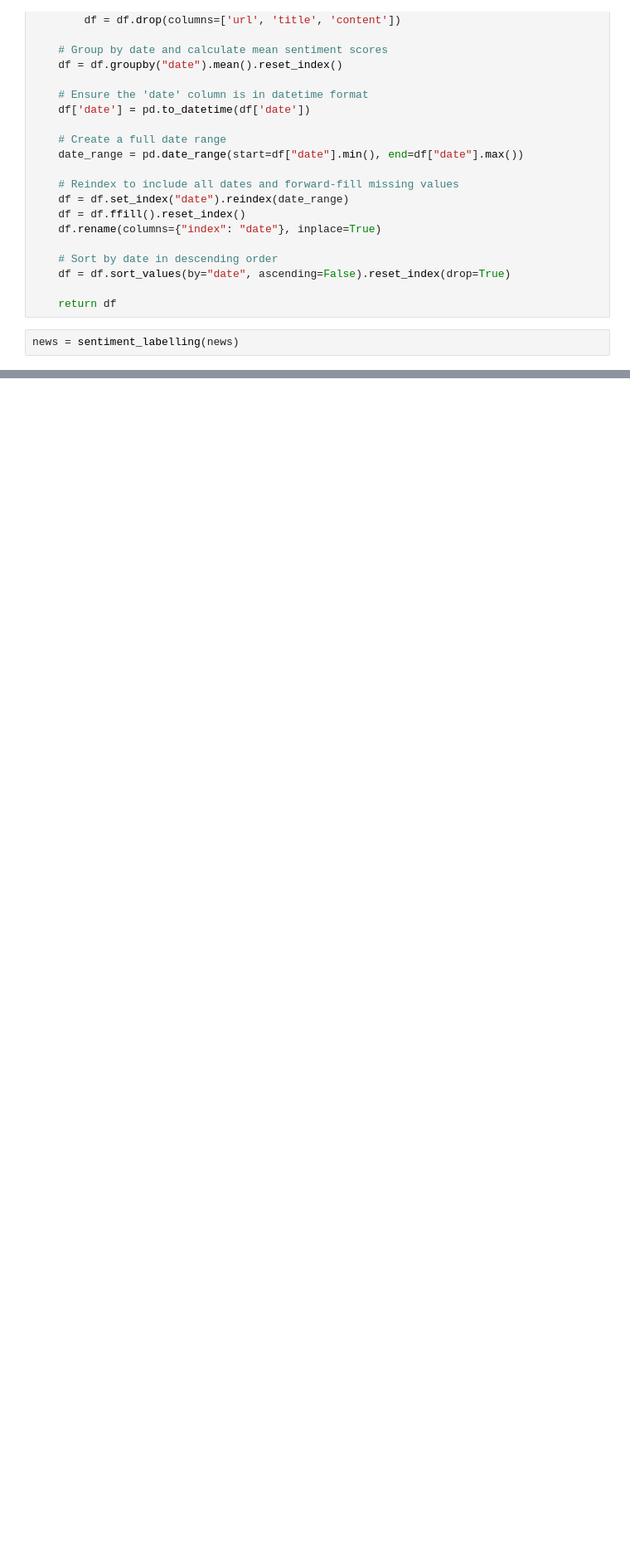
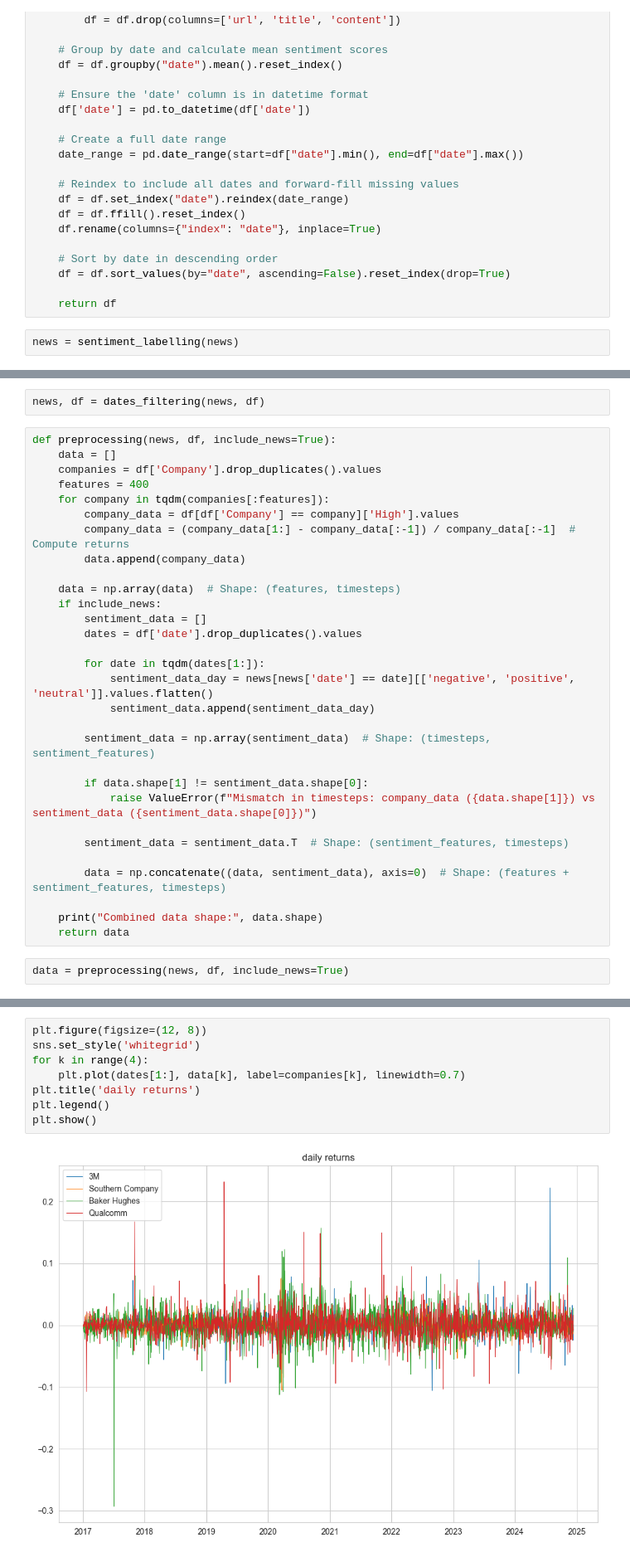
Before and after one commit to rrrbbb1/lstm-stock-prediction, a Jupyter notebook: test.ipynb, the cells around one changed output, grey strips where cells are left out. Shown at 83% size. Saved outputs shown, nothing was run; the diff lists cells and outputs as text; blank space fills up the shorter version.

```diff
--- a/test.ipynb
+++ b/test.ipynb
@@ -102,0 +120,34 @@ news = sentiment_labelling(news)
+# %%
+news, df = dates_filtering(news, df)
+# %%
+def preprocessing(news, df, include_news=True):
+    data = []
+    companies = df['Company'].drop_duplicates().values
+    features = 400
+    for company in tqdm(companies[:features]):
+        company_data = df[df['Company'] == company]['High'].values
+        company_data = (company_data[1:] - company_data[:-1]) / company_data[:-1]  # Compute returns
+        data.append(company_data)
+
+    data = np.array(data)  # Shape: (features, timesteps)
+    if include_news:
+        sentiment_data = []
+        dates = df['date'].drop_duplicates().values
+
+        for date in tqdm(dates[1:]):
+            sentiment_data_day = news[news['date'] == date][['negative', 'positive', 'neutral']].values.flatten()
+            sentiment_data.append(sentiment_data_day)
+
+        sentiment_data = np.array(sentiment_data)  # Shape: (timesteps, sentiment_features)
+
+        if data.shape[1] != sentiment_data.shape[0]:
+            raise ValueError(f"Mismatch in timesteps: company_data ({data.shape[1]}) vs sentiment_data ({sentiment_data.shape[0]})")
+
+        sentiment_data = sentiment_data.T  # Shape: (sentiment_features, timesteps)
+
+        data = np.concatenate((data, sentiment_data), axis=0)  # Shape: (features + sentiment_features, timesteps)
+
+    print("Combined data shape:", data.shape)
+    return data
+# %%
+data = preprocessing(news, df, include_news=True)
@@ -102,0 +156,10 @@ news = sentiment_labelling(news)
+# %%
+plt.figure(figsize=(12, 8))
+sns.set_style('whitegrid')
+for k in range(4):
+    plt.plot(dates[1:], data[k], label=companies[k], linewidth=0.7)
+plt.title('daily returns')
+plt.legend()
+plt.show()
+# %% [output]
+[figure, added]
```
Also changed, not shown: parts of 12 cells of this notebook, 4 other files.
